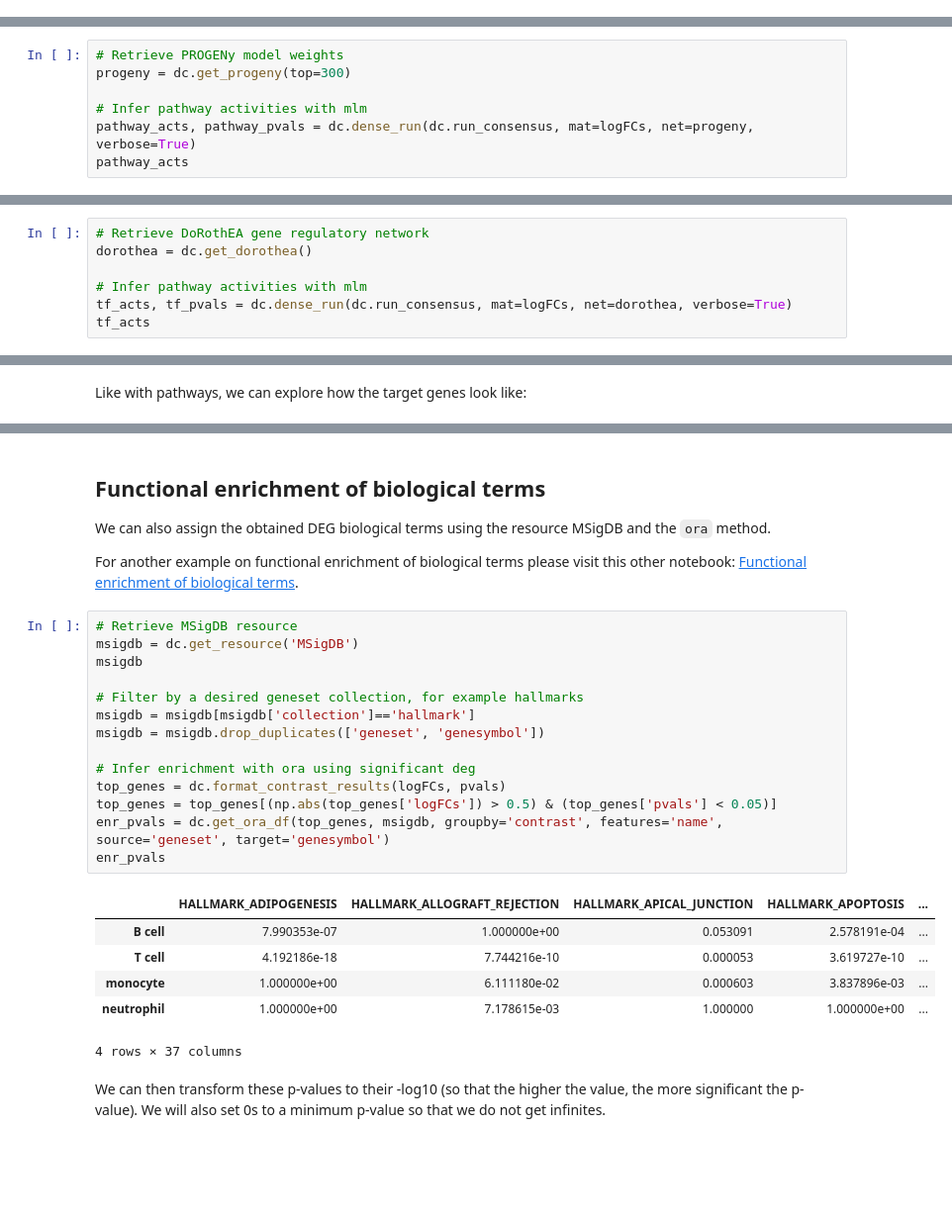
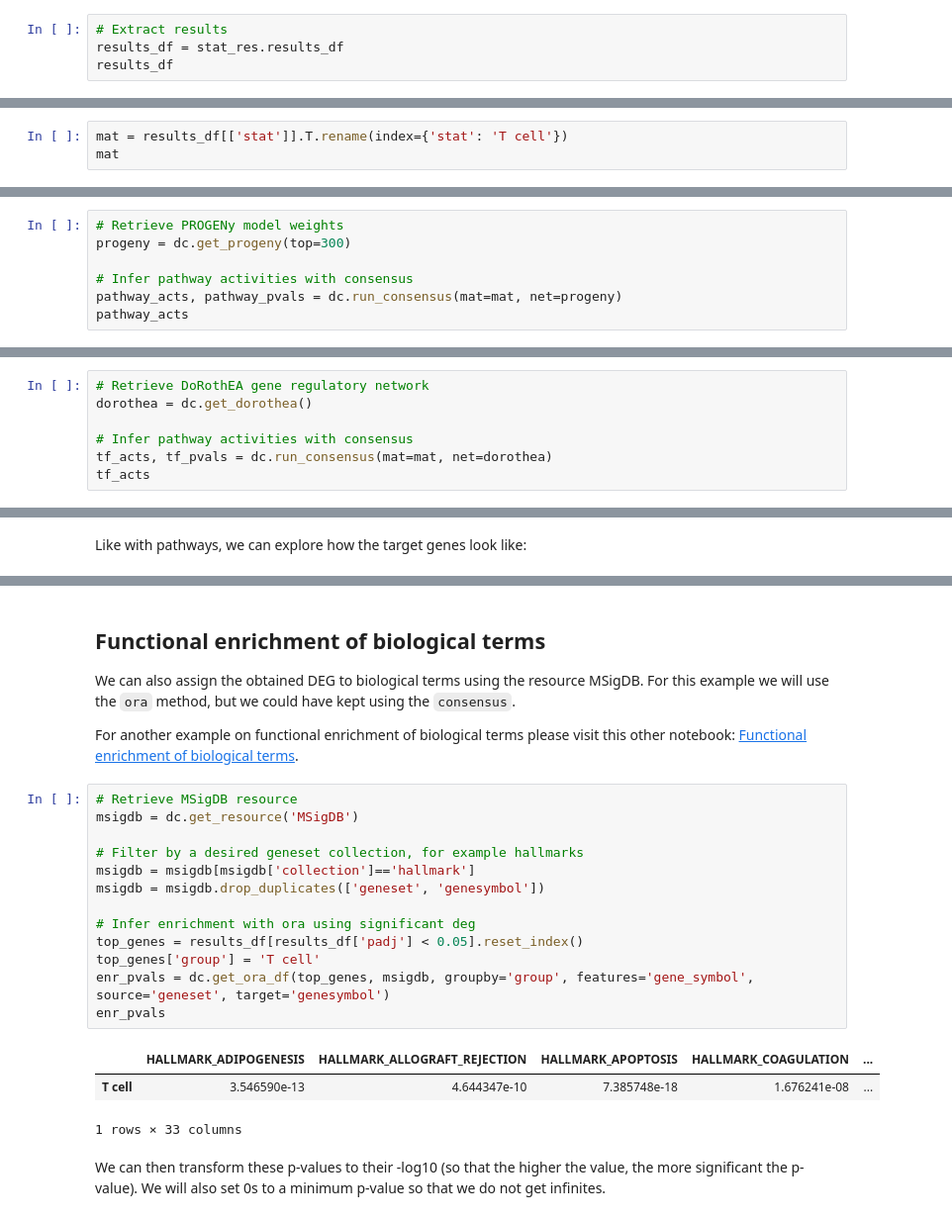
Before and after one commit to saezlab/decoupler-py, a Jupyter notebook: docs/source/notebooks/pseudobulk.ipynb, the cells around one changed output, grey strips where cells are left out. Shown: that part at 99% size. Cells and saved outputs as stored; diff of their text form; blank space fills up the shorter version.

```diff
--- a/docs/source/notebooks/pseudobulk.ipynb
+++ b/docs/source/notebooks/pseudobulk.ipynb
@@ -200,0 +288,4 @@ Unfortunately, after FDR correction none of the genes are significant. Nonethele
+# %%
+# Extract results
+results_df = stat_res.results_df
+results_df
@@ -200,0 +317,3 @@ Unfortunately, after FDR correction none of the genes are significant. Nonethele
+# %%
+mat = results_df[['stat']].T.rename(index={'stat': 'T cell'})
+mat
@@ -208,7 +330,7 @@ For another example on pathway activities please visit this other notebook: [Pat
 # Retrieve PROGENy model weights
 progeny = dc.get_progeny(top=300)
 
-# Infer pathway activities with mlm
-pathway_acts, pathway_pvals = dc.dense_run(dc.run_consensus, mat=logFCs, net=progeny, verbose=True)
+# Infer pathway activities with consensus
+pathway_acts, pathway_pvals = dc.run_consensus(mat=mat, net=progeny)
 pathway_acts
 # %% [output]
@@ -269,7 +360,7 @@ For another example on transcription factor activities please visit this other n
 # Retrieve DoRothEA gene regulatory network
 dorothea = dc.get_dorothea()
 
-# Infer pathway activities with mlm
-tf_acts, tf_pvals = dc.dense_run(dc.run_consensus, mat=logFCs, net=dorothea, verbose=True)
+# Infer pathway activities with consensus
+tf_acts, tf_pvals = dc.run_consensus(mat=mat, net=dorothea)
 tf_acts
 # %% [output]
@@ -330,29 +397,26 @@ dc.get_top_targets(logFCs, pvals, 'T cell', name='RELB', net=dorothea, sign_thr=
 # %% [markdown]
 ## Functional enrichment of biological terms
-We can also assign the obtained DEG biological terms using the resource MSigDB and the `ora` method.
+We can also assign the obtained DEG to biological terms using the resource MSigDB. For this example we will use the `ora`
+method, but we could have kept using the `consensus`.
 
 For another example on functional enrichment of biological terms please visit this other notebook: [Functional enrichment of biological terms](https://decoupler-py.readthedocs.io/en/latest/notebooks/msigdb.html).
 # %%
 # Retrieve MSigDB resource
 msigdb = dc.get_resource('MSigDB')
-msigdb
 
 # Filter by a desired geneset collection, for example hallmarks
 msigdb = msigdb[msigdb['collection']=='hallmark']
 msigdb = msigdb.drop_duplicates(['geneset', 'genesymbol'])
 
 # Infer enrichment with ora using significant deg
-top_genes = dc.format_contrast_results(logFCs, pvals)
-top_genes = top_genes[(np.abs(top_genes['logFCs']) > 0.5) & (top_genes['pvals'] < 0.05)]
-enr_pvals = dc.get_ora_df(top_genes, msigdb, groupby='contrast', features='name', source='geneset', target='genesymbol')
+top_genes = results_df[results_df['padj'] < 0.05].reset_index()
+top_genes['group'] = 'T cell'
+enr_pvals = dc.get_ora_df(top_genes, msigdb, groupby='group', features='gene_symbol', source='geneset', target='genesymbol')
 enr_pvals
 # %% [output]
-|  | HALLMARK_ADIPOGENESIS | HALLMARK_ALLOGRAFT_REJECTION | HALLMARK_APICAL_JUNCTION | HALLMARK_APOPTOSIS | ... |
-| B cell | 7.990353e-07 | 1.000000e+00 | 0.053091 | 2.578191e-04 | ... |
-| T cell | 4.192186e-18 | 7.744216e-10 | 0.000053 | 3.619727e-10 | ... |
-| monocyte | 1.000000e+00 | 6.111180e-02 | 0.000603 | 3.837896e-03 | ... |
-| neutrophil | 1.000000e+00 | 7.178615e-03 | 1.000000 | 1.000000e+00 | ... |
+|  | HALLMARK_ADIPOGENESIS | HALLMARK_ALLOGRAFT_REJECTION | HALLMARK_APOPTOSIS | HALLMARK_COAGULATION | ... |
+| T cell | 3.546590e-13 | 4.644347e-10 | 7.385748e-18 | 1.676241e-08 | ... |
-4 rows × 37 columns
+1 rows × 33 columns
 # %% [markdown]
  We can then transform these p-values to their -log10 (so that the higher the value, the more significant the p-value).
  We will also set 0s to a minimum p-value so that we do not get infinites.
```
Also changed, not shown: parts of 68 cells of this notebook, 2 other files.
